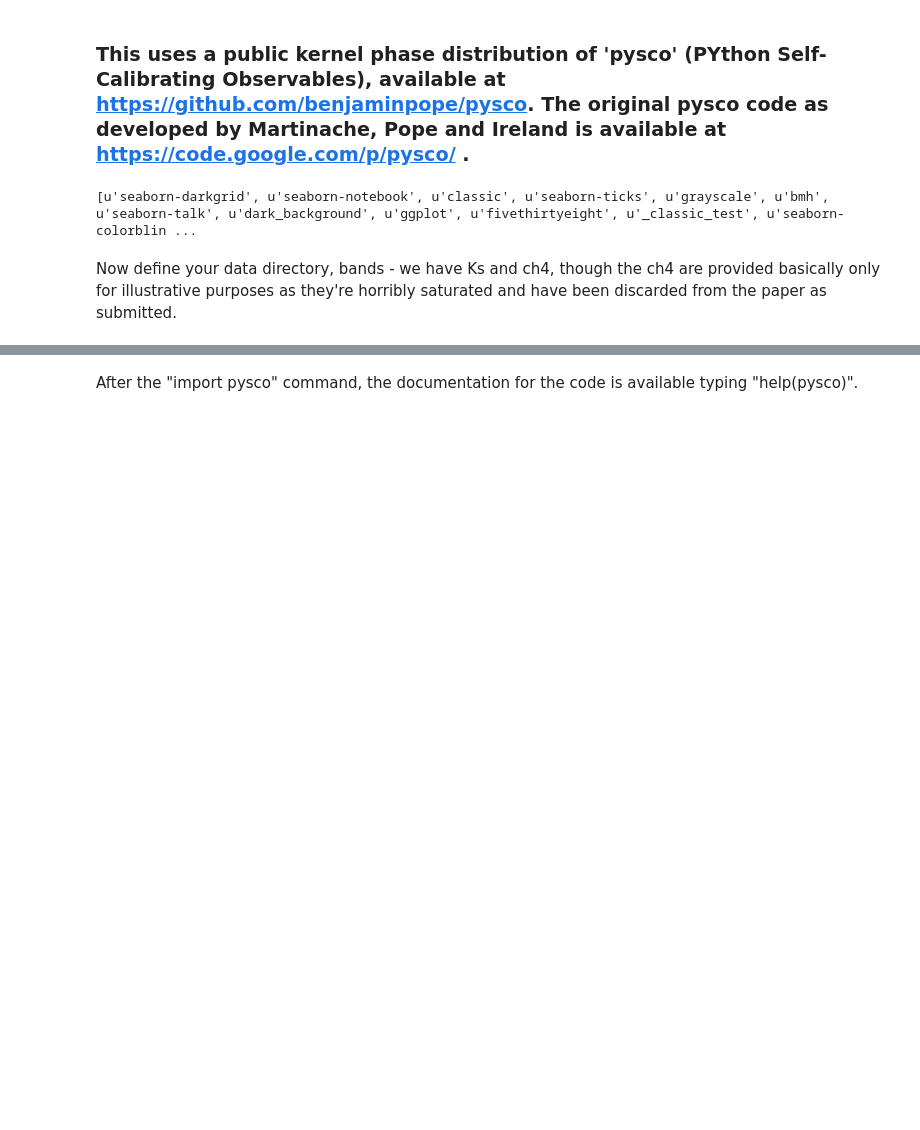
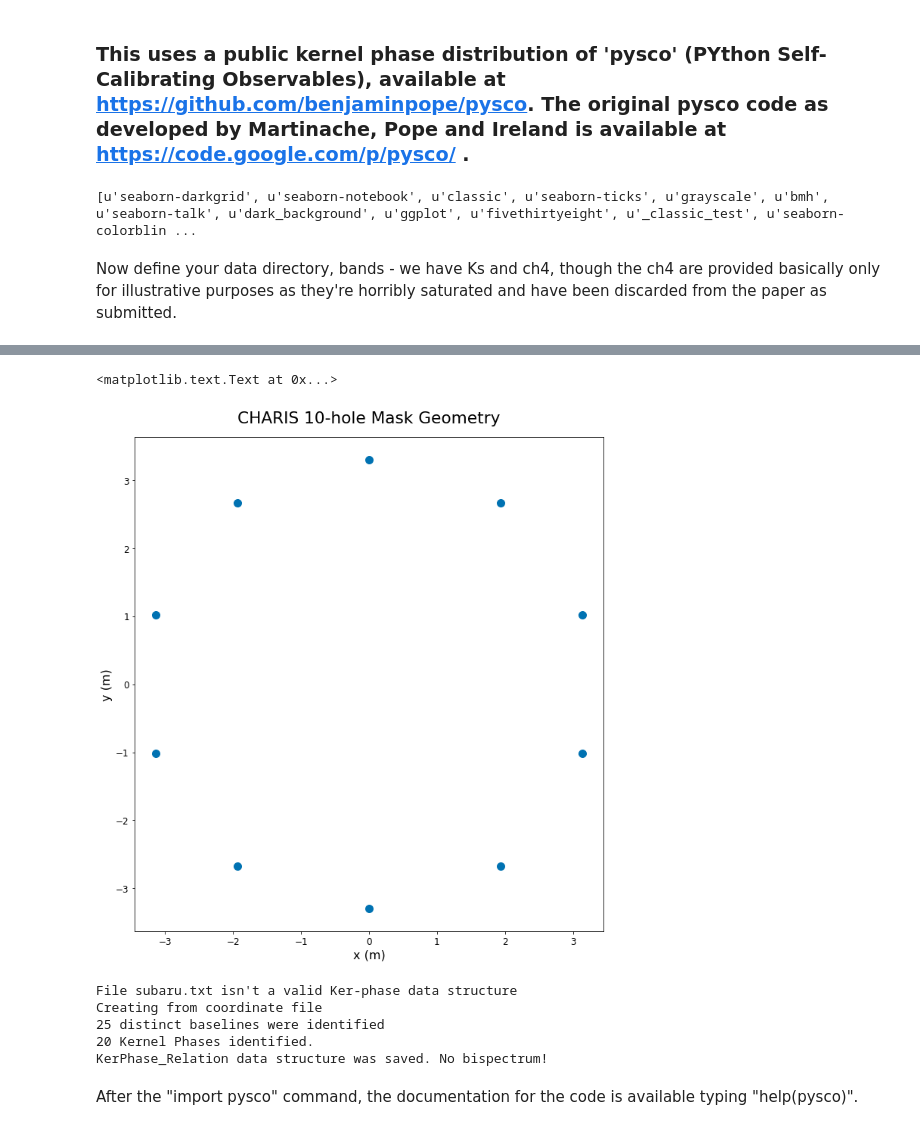
Before and after one commit to benjaminpope/pysco, a Jupyter notebook: analysis_charis.ipynb, the cells around one changed output, grey strips where cells are left out. Cells and saved outputs as stored; diff of their text form; code cells hidden in the pictures; blank space fills up the shorter version.

```diff
--- a/analysis_charis.ipynb
+++ b/analysis_charis.ipynb
@@ -54 +57,28 @@ plt.imshow(np.log10(ft)) # look at the Power Spectrum
+# %%
+radius = 15/17.74*7.8/2.
+x, y = np.zeros(10), np.zeros(10)
+
+for j in range(10):
+    theta = j*np.pi/5. # equispaced
+    x[j], y[j] = radius*np.sin(theta),radius*np.cos(theta)
+
+np.savetxt('subaru.txt',np.array([x,y]).T)
+# %%
+plt.plot(x,y,'.',markersize=20)
+plt.axes().set_aspect('equal')
+plt.xlabel('x (m)')
+plt.ylabel('y (m)')
+plt.title('CHARIS 10-hole Mask Geometry',y=1.02)
+# %% [output]
+<matplotlib.text.Text at 0x...>
+[figure, added]
+# %%
+a = pysco.kpi('subaru.txt',bsp_mat=None)
+a.save_to_file('./kerphi/subaru_model.pick')
+# %% [output]
+File subaru.txt isn't a valid Ker-phase data structure
+Creating from coordinate file
+25 distinct baselines were identified
+20 Kernel Phases identified.
+KerPhase_Relation data structure was saved. No bispectrum!
 # %%
```
Also changed, not shown: parts of 16 cells of this notebook, 13 other files.
